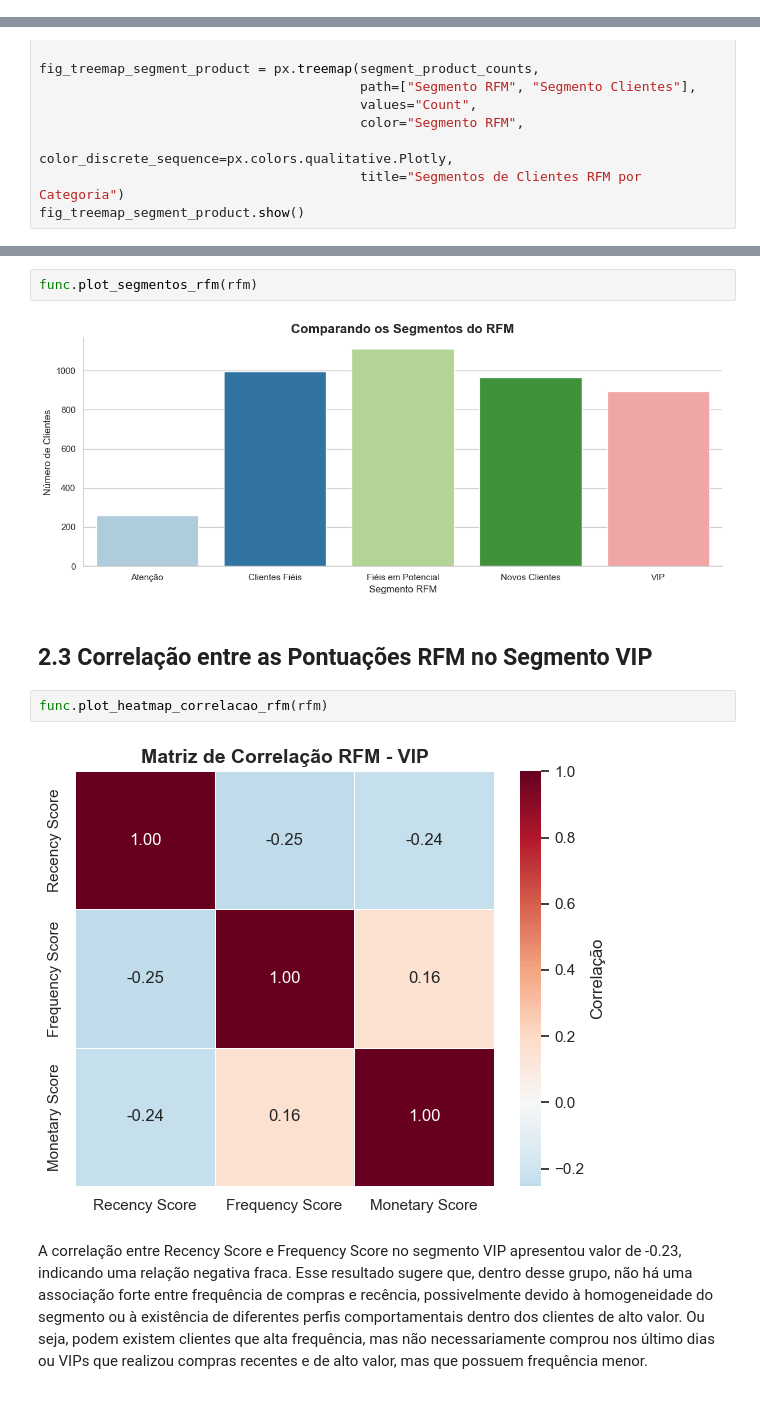
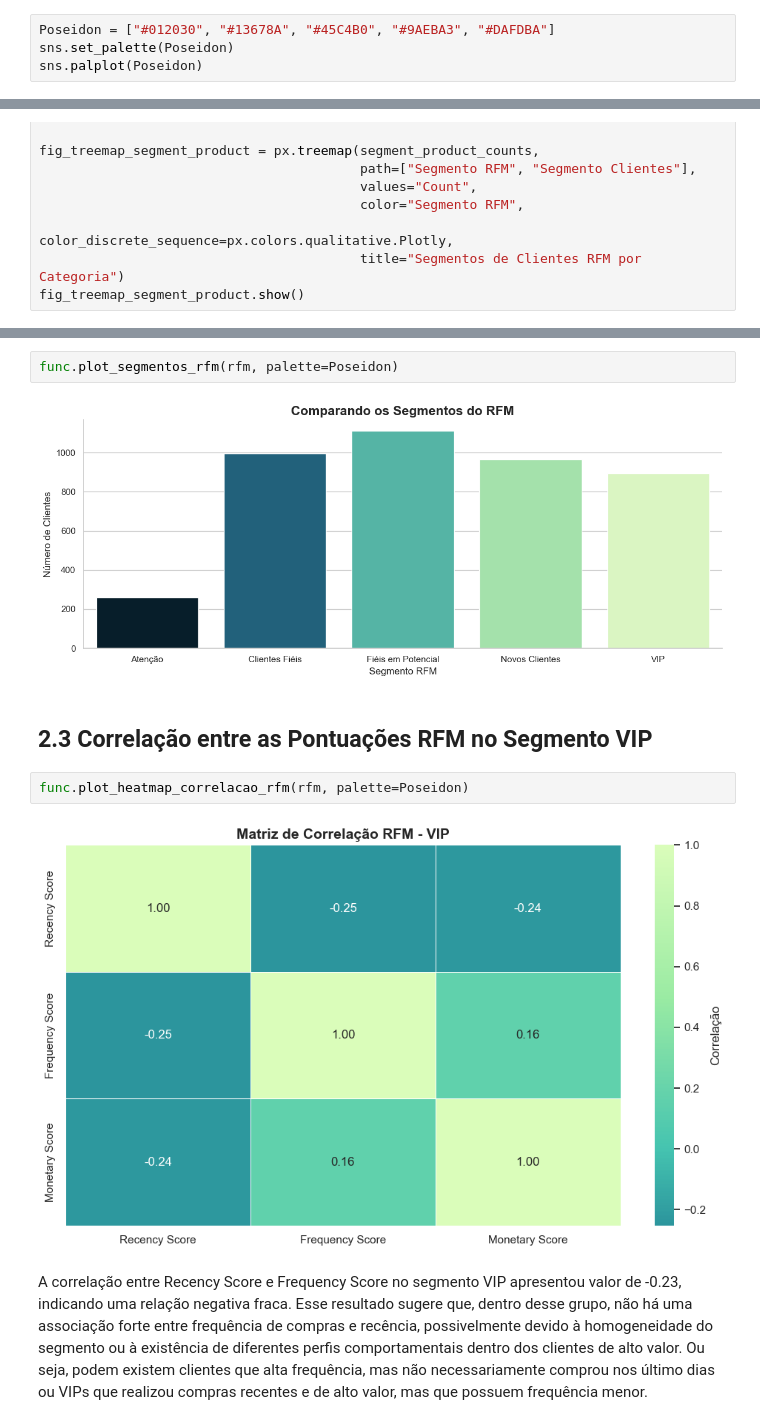
Before and after one commit to rrafahenrique/Case-Study-Online-Retail-Transaction-Data, a Jupyter notebook: PARTE I.ipynb, the cells around one changed output, grey strips where cells are left out. Drawn from its saved outputs; the diff is of its cells as text.

```diff
--- a/PARTE I.ipynb
+++ b/PARTE I.ipynb
@@ -46,0 +49,4 @@ display(df)
+# %%
+Poseidon = ["#012030", "#13678A", "#45C4B0", "#9AEBA3", "#DAFDBA"]
+sns.set_palette(Poseidon)
+sns.palplot(Poseidon)
@@ -346,14 +361,14 @@ Para garantir melhor visualização dos resultados, será disponibilizada uma ve
 
 ![alt text](img/rfm_categoria.png)
 # %%
-func.plot_segmentos_rfm(rfm)
+func.plot_segmentos_rfm(rfm, palette=Poseidon)
 # %% [output]
-[figure, old version]
+[figure, new version]
 # %% [markdown]
 ## 2.3 Correlação entre as Pontuações RFM no Segmento VIP
 # %%
-func.plot_heatmap_correlacao_rfm(rfm)
+func.plot_heatmap_correlacao_rfm(rfm, palette=Poseidon)
 # %% [output]
-[figure, old version]
+[figure, new version]
 # %% [markdown]
 A correlação entre Recency Score e Frequency Score no segmento VIP apresentou valor de -0.23, indicando uma relação negativa fraca. Esse resultado sugere que, dentro desse grupo, não há uma associação forte entre frequência de compras e recência, possivelmente devido à homogeneidade do segmento ou à existência de diferentes perfis comportamentais dentro dos clientes de alto valor. Ou seja, podem existem clientes que alta frequência, mas não necessariamente comprou nos último dias ou VIPs que realizou compras recentes e de alto valor, mas que possuem frequência menor.
```
Also changed, not shown: parts of 21 cells of this notebook, 2 other files.
